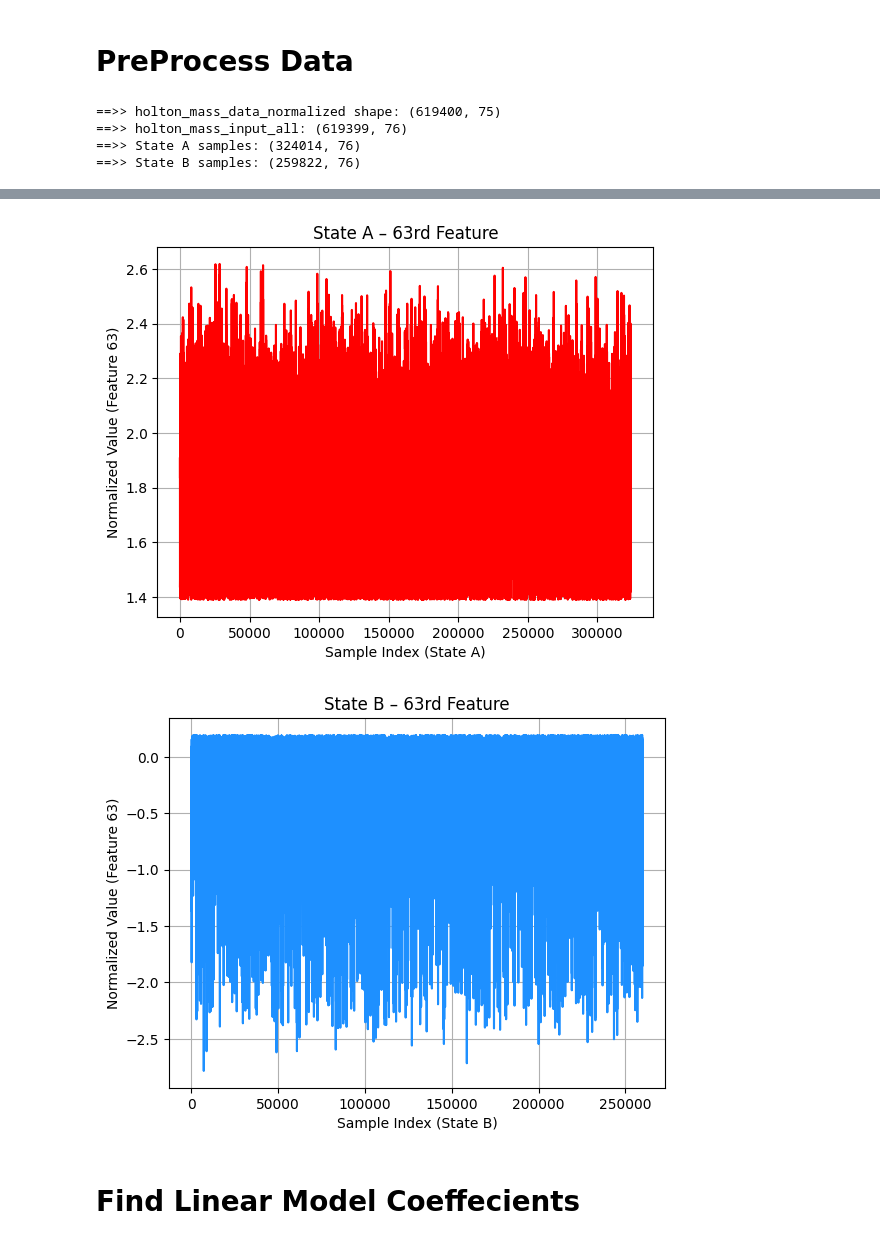
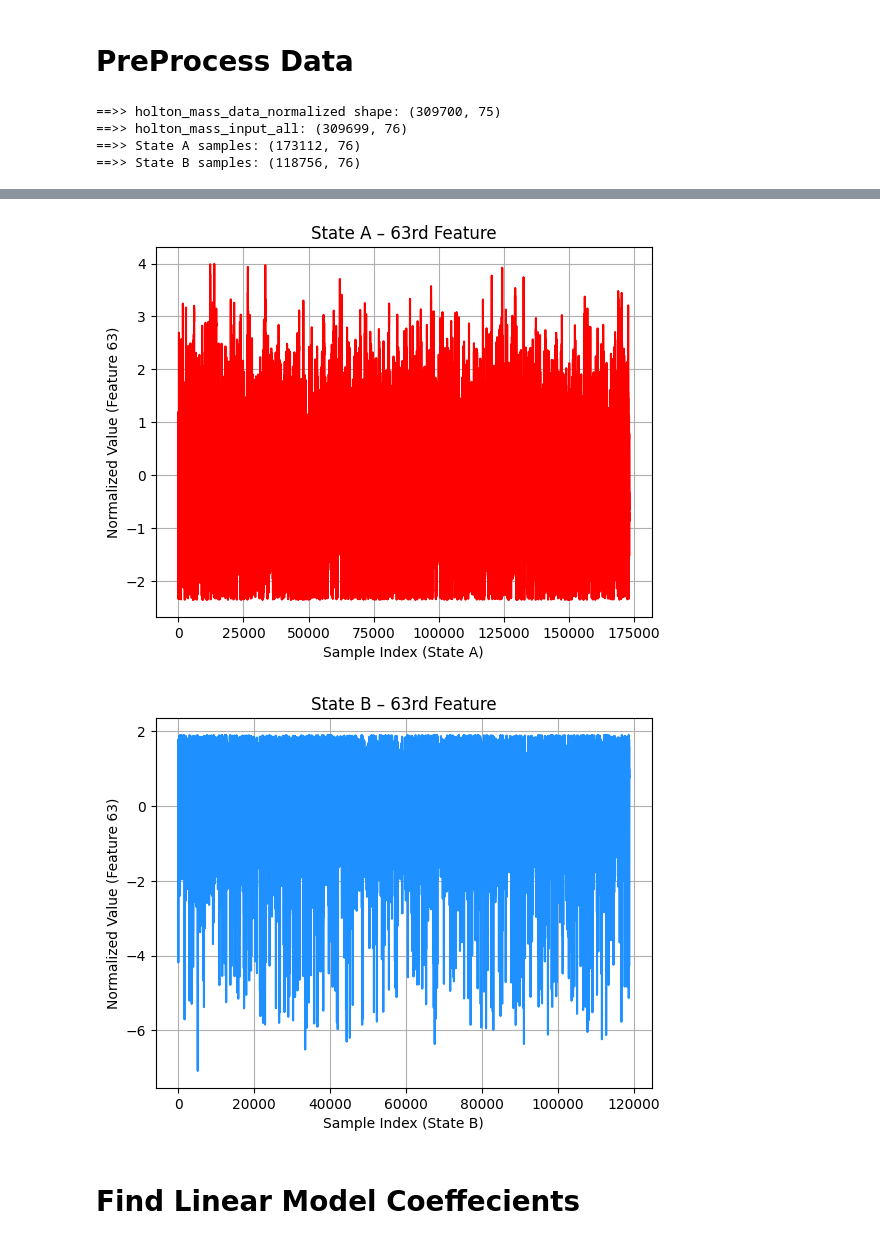
Before and after one commit to fabio2-uchi/modified_code, a Jupyter notebook: linear_inverse_model.ipynb, the cells around one changed output, grey strips where cells are left out. Cells and saved outputs as stored; diff of their text form; code cells hidden in the pictures.

```diff
--- a/linear_inverse_model.ipynb
+++ b/linear_inverse_model.ipynb
@@ -3,13 +3,15 @@
 # %%
 import numpy as np
 import scipy
+from scipy.stats import norm
 import matplotlib.pyplot as plt
 from numpy import linalg
 
 holton_mass_data = np.load(r"c:\users\danie\onedrive\desktop\work_torch\long_run_310k.npy")
-shape = (holton_mass_data.shape[0] * 2, 75)
+holton_mass_data = holton_mass_data[:, 0, :]
+# shape = (holton_mass_data.shape[0] *2, 75)
 
-holton_mass_data = np.reshape(holton_mass_data, shape)
+# holton_mass_data = np.reshape(holton_mass_data, shape)
 holton_mass_data_normalized = (holton_mass_data - np.mean(holton_mass_data))  / np.std(holton_mass_data)
 print(f"==>> holton_mass_data_normalized shape: {holton_mass_data_normalized.shape}")
 
@@ -28,15 +30,15 @@ upper_bound = 18.59
 lower_bound = 7.41
 
 #Data in State A
-state_A_indices = np.where(holton_mass_data[:-2, 63] > upper_bound)[0]
-holton_mass_input_A = holton_mass_data_normalized[state_A_indices, :]
+state_A_indices = np.where(holton_mass_data[:-1, 63] > upper_bound)[0]
+holton_mass_input_A = (holton_mass_data[state_A_indices] - holton_mass_data[state_A_indices].mean(0)) / holton_mass_data[state_A_indices].std(0)
 holton_mass_input_A = np.append(holton_mass_input_A, np.ones((holton_mass_input_A.shape[0], 1)), axis=1)
 holton_mass_label_A = holton_mass_data_normalized[state_A_indices+lead, :]
 print(f"==>> State A samples: {holton_mass_input_A.shape}")
 
 #Data in State B
-state_B_indices = np.where(holton_mass_data[:-2, 63] < lower_bound)[0]
-holton_mass_input_B = holton_mass_data_normalized[state_B_indices, :]
+state_B_indices = np.where(holton_mass_data[:-1, 63] < lower_bound)[0]
+holton_mass_input_B = (holton_mass_data[state_B_indices] - holton_mass_data[state_B_indices].mean(0)) / holton_mass_data[state_B_indices].std(0)
 holton_mass_input_B = np.append(holton_mass_input_B, np.ones((holton_mass_input_B.shape[0], 1)), axis=1)
 holton_mass_label_B = holton_mass_data_normalized[state_B_indices+lead, :]
 print(f"==>> State B samples: {holton_mass_input_B.shape}")
@@ -64,7 +66,7 @@ plt.grid(True)
 
 plt.show()
 # %% [output]
-==>> holton_mass_data_normalized shape: (619400, 75)
-==>> holton_mass_input_all: (619399, 76)
-==>> State A samples: (324014, 76)
-==>> State B samples: (259822, 76)
+==>> holton_mass_data_normalized shape: (309700, 75)
+==>> holton_mass_input_all: (309699, 76)
+==>> State A samples: (173112, 76)
+==>> State B samples: (118756, 76)
@@ -72,5 +74,5 @@ plt.show()
-[figure, old version]
+[figure, new version]
-[figure, old version]
+[figure, new version]
 # %% [markdown]
 # Find Linear Model Coeffecients
 # %%
```
Also changed, not shown: parts of 7 cells of this notebook.
